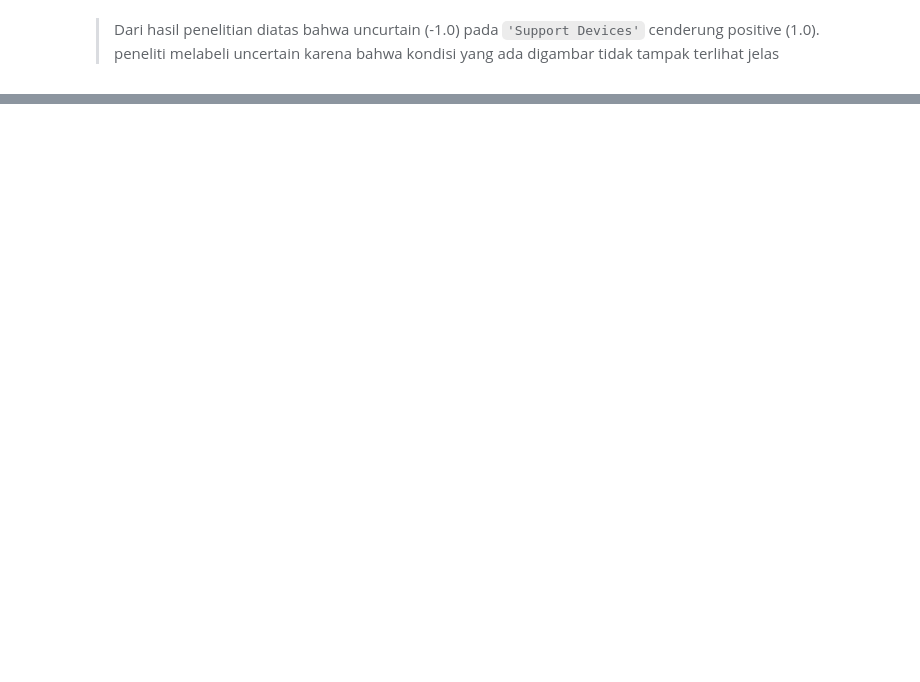
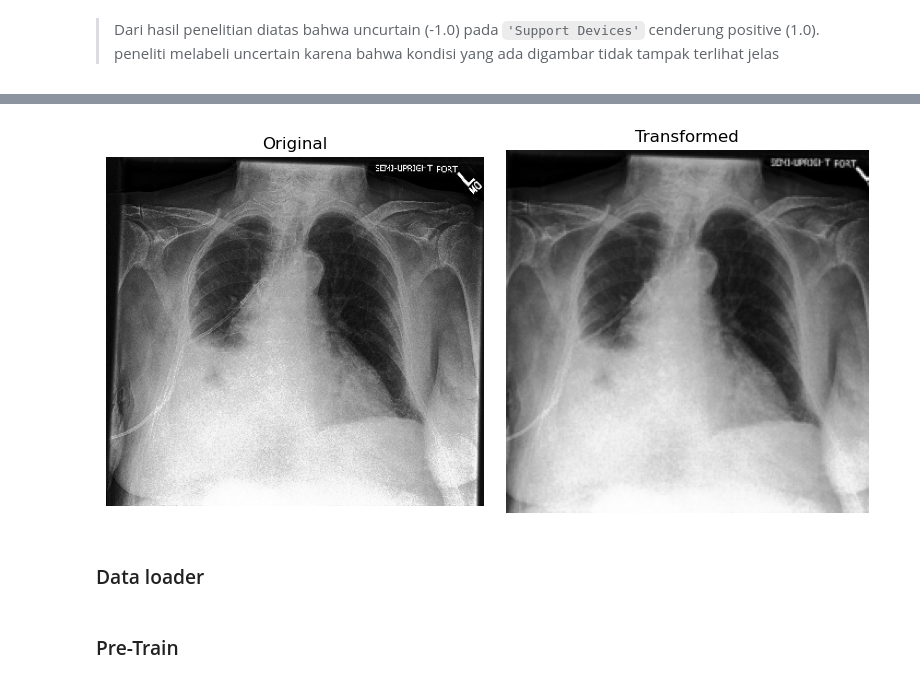
Before and after one commit to RafiHaqul/vit_multi_lung_class_HIDUP_JOKOWI, a Jupyter notebook: 1.ipynb, the cells around one changed output, grey strips where cells are left out. Saved outputs shown, nothing was run; the diff lists cells and outputs as text; code cells hidden in the pictures; blank space fills up the shorter version.

```diff
--- a/1.ipynb
+++ b/1.ipynb
@@ -658,0 +363,20 @@ plt.show()
+# %%
+import random
+from PIL import Image
+
+import matplotlib.pyplot as plt
+
+# Pilih sampel acak dari valid_df
+samples = random.sample(train_df, 4)
+
+plt.figure(figsize=(12, 15))
+for i, sample in enumerate(samples):
+    img_path = 'datasets/' + sample['Path']
+    image = Image.open(img_path).convert('RGB')
+    plt.subplot(4, 2, i+1)
+    plt.imshow(image)
+    plt.axis('off')
+    title = ('\n'.join(sample['Labels']) if sample['Labels'] else 'No Label') + f"\n{sample['Path']}"
+    plt.title(title)
+plt.tight_layout()
+plt.show()
@@ -658,0 +471,43 @@ plt.show()
+# %%
+import matplotlib.pyplot as plt
+
+# Pilih satu sampel dari train_df2
+sample = train_df[0]
+img_path = 'datasets/' + sample['Path']
+
+# Load original image
+original_image = Image.open(img_path).convert('RGB')
+
+# Transform image
+transformed_image = image_transforms(original_image)
+
+# Untuk menampilkan tensor sebagai gambar, perlu konversi ke numpy dan unnormalize
+def unnormalize(img_tensor, mean, std):
+    img = img_tensor.clone().detach().cpu().numpy()
+    for i in range(3):
+        img[i] = img[i] * std[i] + mean[i]
+    img = img.transpose(1, 2, 0)
+    img = (img * 255).clip(0, 255).astype('uint8')
+    return img
+
+mean_np = [0.502, 0.502, 0.502]
+std_np = [0.291, 0.291, 0.291]
+transformed_img_disp = unnormalize(transformed_image, mean_np, std_np)
+
+plt.figure(figsize=(8, 4))
+plt.subplot(1, 2, 1)
+plt.imshow(original_image)
+plt.title('Original')
+plt.axis('off')
+
+plt.subplot(1, 2, 2)
+plt.imshow(transformed_img_disp)
+plt.title('Transformed')
+plt.axis('off')
+
+plt.tight_layout()
+plt.show()
+# %% [output]
+[figure, added]
+# %% [markdown]
+### Data loader
@@ -658,0 +543,2 @@ plt.show()
+# %% [markdown]
+### Pre-Train
```
Also changed, not shown: parts of 76 cells of this notebook, 2 other files.
